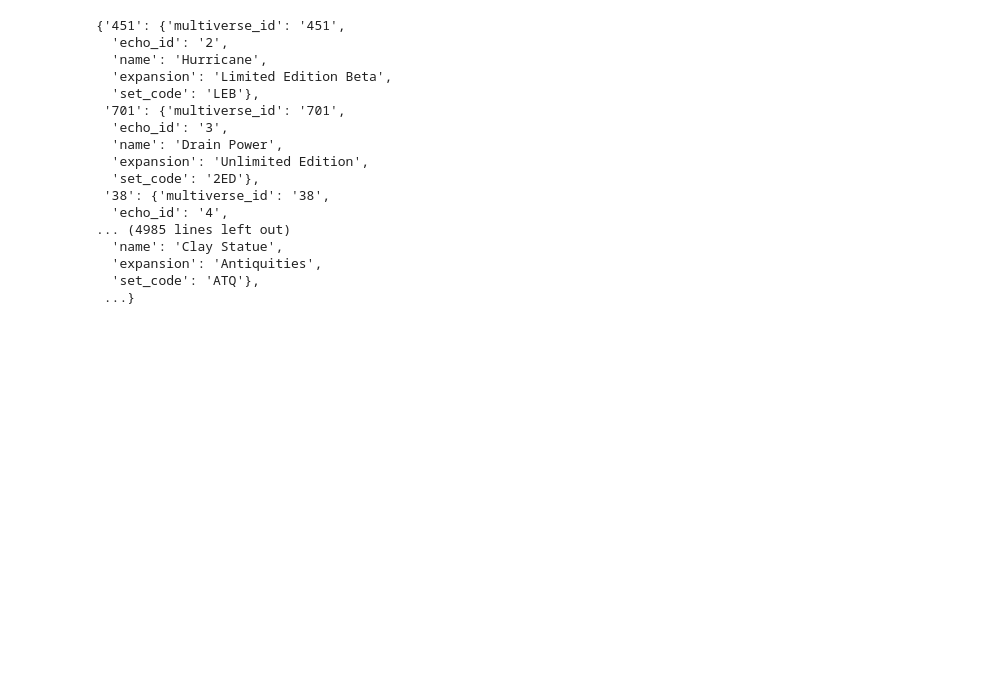
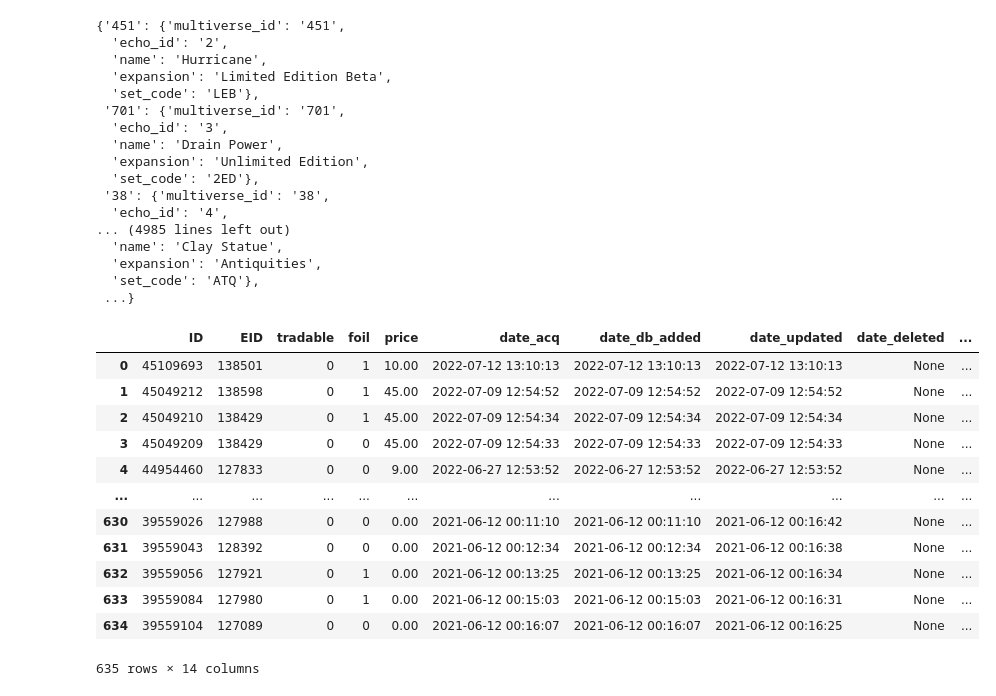
Before and after one commit to saudino480/mtgBinderHelper, a Jupyter notebook: helper/echoMTG_testing.ipynb, the cells around one changed output. Cells and saved outputs as stored; diff of their text form; code cells hidden in the pictures; blank space fills up the shorter version.

```diff
--- a/helper/echoMTG_testing.ipynb
+++ b/helper/echoMTG_testing.ipynb
@@ -132,3 +130,19 @@ card_ref
   'expansion': 'Antiquities',
   'set_code': 'ATQ'},
  ...}
+# %%
+partial_df
+# %% [output]
+|  | ID | EID | tradable | foil | price | date_acq | date_db_added | date_updated | date_deleted | ... |
+| 0 | 45109693 | 138501 | 0 | 1 | 10.00 | 2022-07-12 13:10:13 | 2022-07-12 13:10:13 | 2022-07-12 13:10:13 | None | ... |
+| 1 | 45049212 | 138598 | 0 | 1 | 45.00 | 2022-07-09 12:54:52 | 2022-07-09 12:54:52 | 2022-07-09 12:54:52 | None | ... |
+| 2 | 45049210 | 138429 | 0 | 1 | 45.00 | 2022-07-09 12:54:34 | 2022-07-09 12:54:34 | 2022-07-09 12:54:34 | None | ... |
+| 3 | 45049209 | 138429 | 0 | 0 | 45.00 | 2022-07-09 12:54:33 | 2022-07-09 12:54:33 | 2022-07-09 12:54:33 | None | ... |
+| 4 | 44954460 | 127833 | 0 | 0 | 9.00 | 2022-06-27 12:53:52 | 2022-06-27 12:53:52 | 2022-06-27 12:53:52 | None | ... |
+| ... | ... | ... | ... | ... | ... | ... | ... | ... | ... | ... |
+| 630 | 39559026 | 127988 | 0 | 0 | 0.00 | 2021-06-12 00:11:10 | 2021-06-12 00:11:10 | 2021-06-12 00:16:42 | None | ... |
+| 631 | 39559043 | 128392 | 0 | 0 | 0.00 | 2021-06-12 00:12:34 | 2021-06-12 00:12:34 | 2021-06-12 00:16:38 | None | ... |
+| 632 | 39559056 | 127921 | 0 | 1 | 0.00 | 2021-06-12 00:13:25 | 2021-06-12 00:13:25 | 2021-06-12 00:16:34 | None | ... |
+| 633 | 39559084 | 127980 | 0 | 1 | 0.00 | 2021-06-12 00:15:03 | 2021-06-12 00:15:03 | 2021-06-12 00:16:31 | None | ... |
+| 634 | 39559104 | 127089 | 0 | 0 | 0.00 | 2021-06-12 00:16:07 | 2021-06-12 00:16:07 | 2021-06-12 00:16:25 | None | ... |
+635 rows × 14 columns
```
Also changed, not shown: parts of 7 cells of this notebook, 5 other files.
